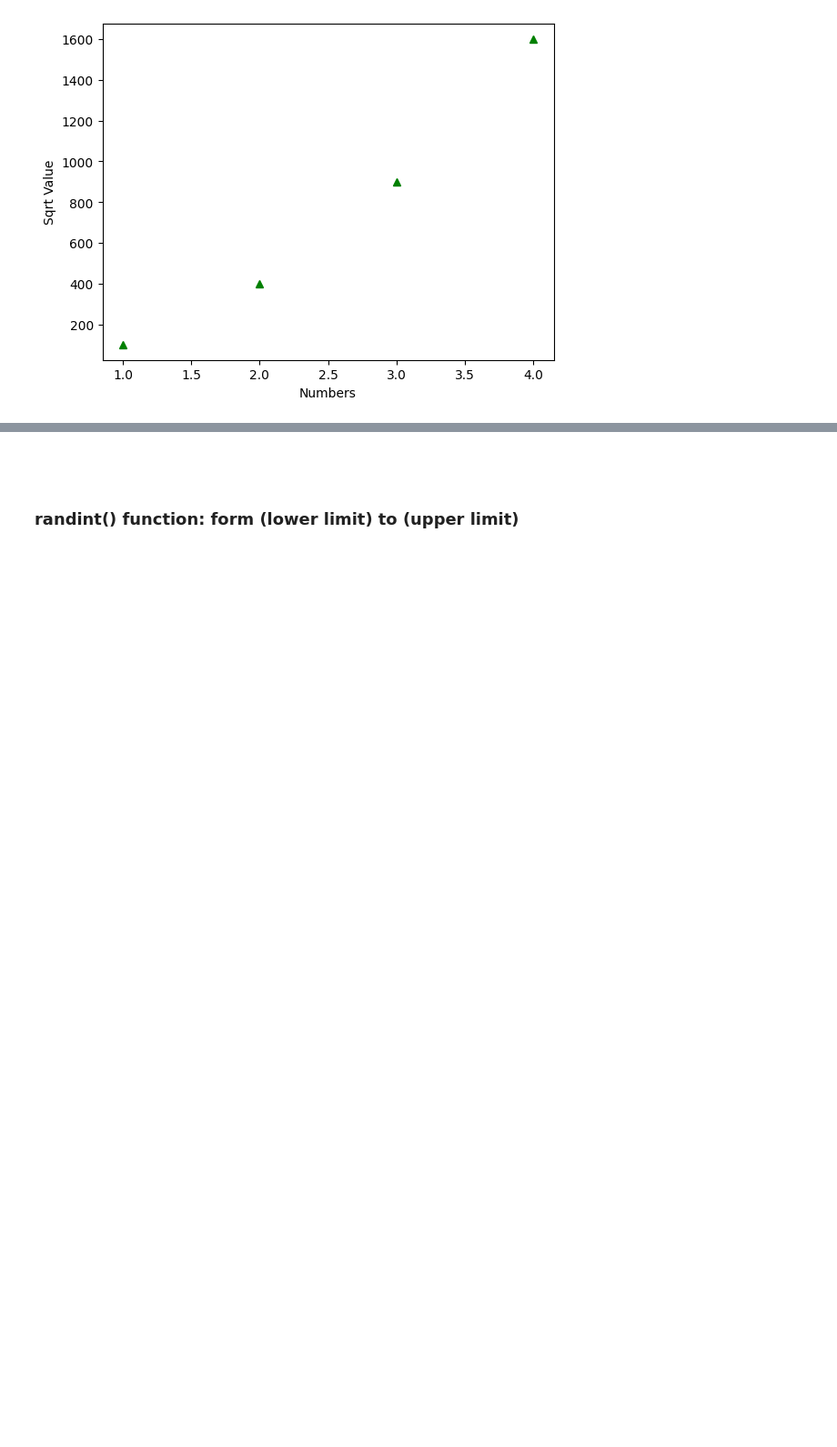
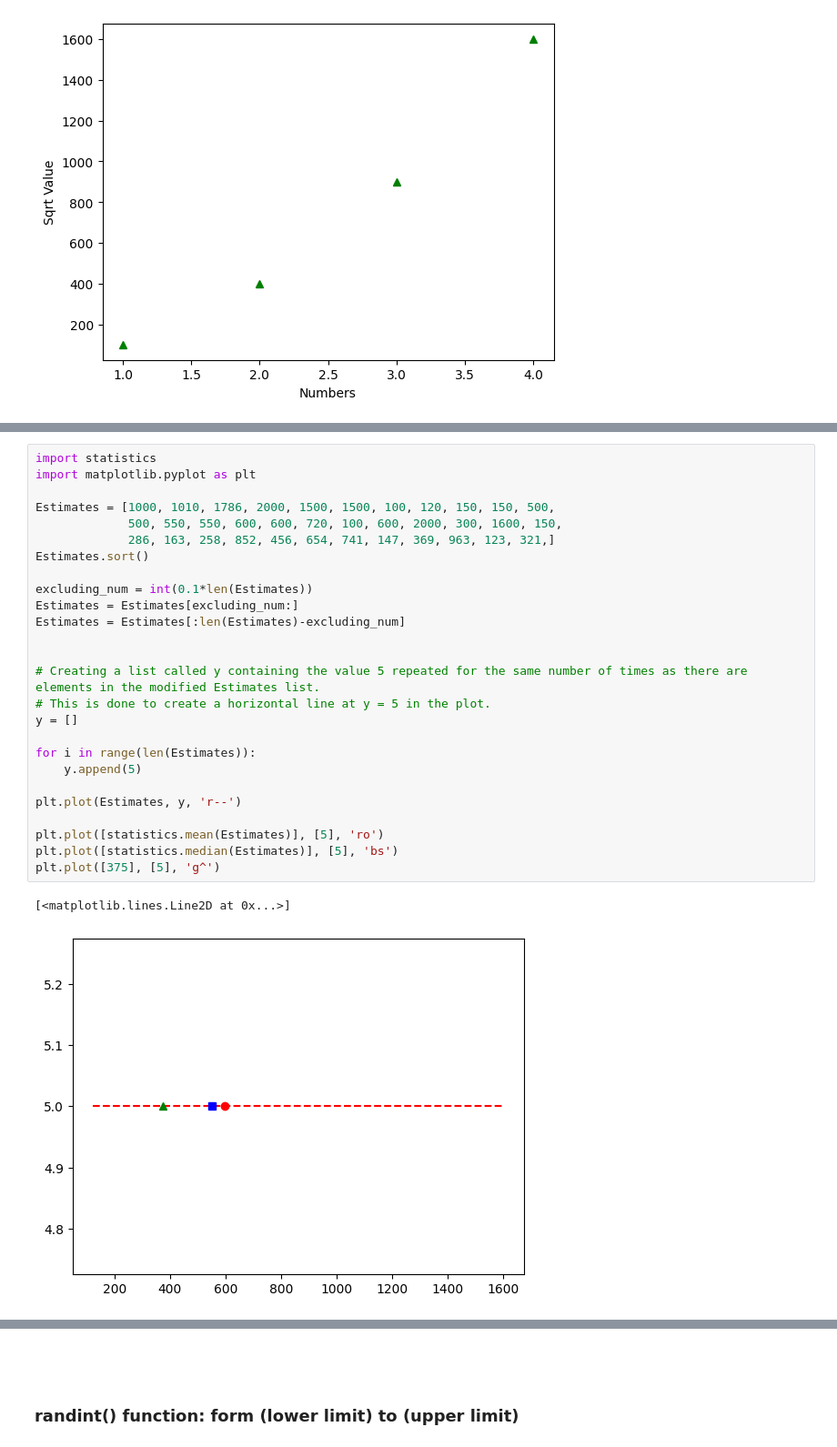
Before and after one commit to avinashyadav16/The-Joy-of-Computing-Using-Pyhton, a Jupyter notebook: Week 03/Week_03.ipynb, the cells around one changed output, grey strips where cells are left out. Shown: that part at 91% size. Saved outputs shown, nothing was run; the diff lists cells and outputs as text; blank space fills up the shorter version.

```diff
--- a/Week 03/Week_03.ipynb
+++ b/Week 03/Week_03.ipynb
@@ -213 +305,30 @@ Text(0.5, 0, 'Numbers')
+# %%
+import statistics
+import matplotlib.pyplot as plt
+
+Estimates = [1000, 1010, 1786, 2000, 1500, 1500, 100, 120, 150, 150, 500,
+             500, 550, 550, 600, 600, 720, 100, 600, 2000, 300, 1600, 150,
+             286, 163, 258, 852, 456, 654, 741, 147, 369, 963, 123, 321,]
+Estimates.sort()
+
+excluding_num = int(0.1*len(Estimates))
+Estimates = Estimates[excluding_num:]
+Estimates = Estimates[:len(Estimates)-excluding_num]
+
+
+# Creating a list called y containing the value 5 repeated for the same number of times as there are elements in the modified Estimates list.
+# This is done to create a horizontal line at y = 5 in the plot.
+y = []
+
+for i in range(len(Estimates)):
+    y.append(5)
+
+plt.plot(Estimates, y, 'r--')
+
+plt.plot([statistics.mean(Estimates)], [5], 'ro')
+plt.plot([statistics.median(Estimates)], [5], 'bs')
+plt.plot([375], [5], 'g^')
+# %% [output]
+[<matplotlib.lines.Line2D at 0x...>]
+[figure, added]
 # %% [markdown]
```
Also changed, not shown: parts of 23 cells of this notebook, 21 other files.
